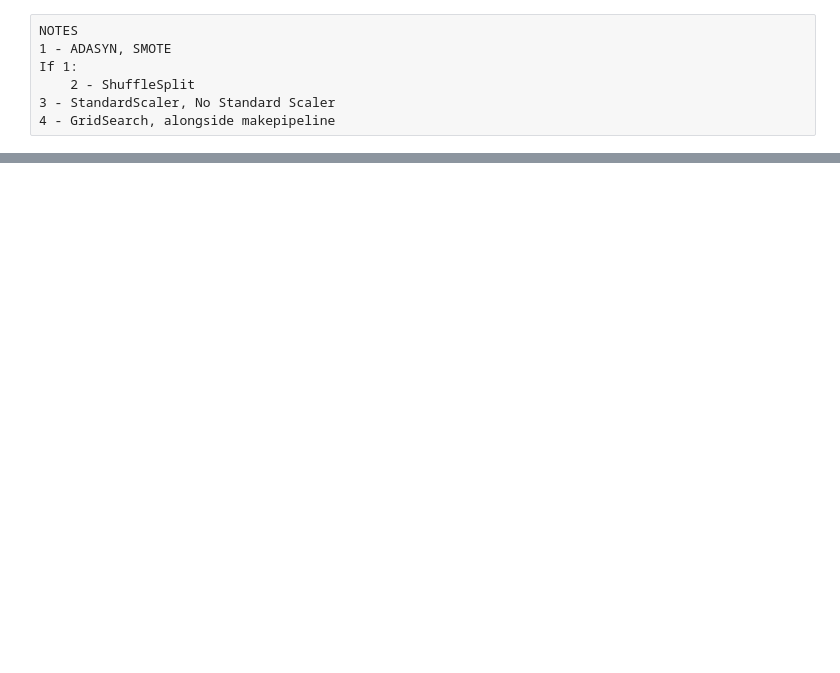
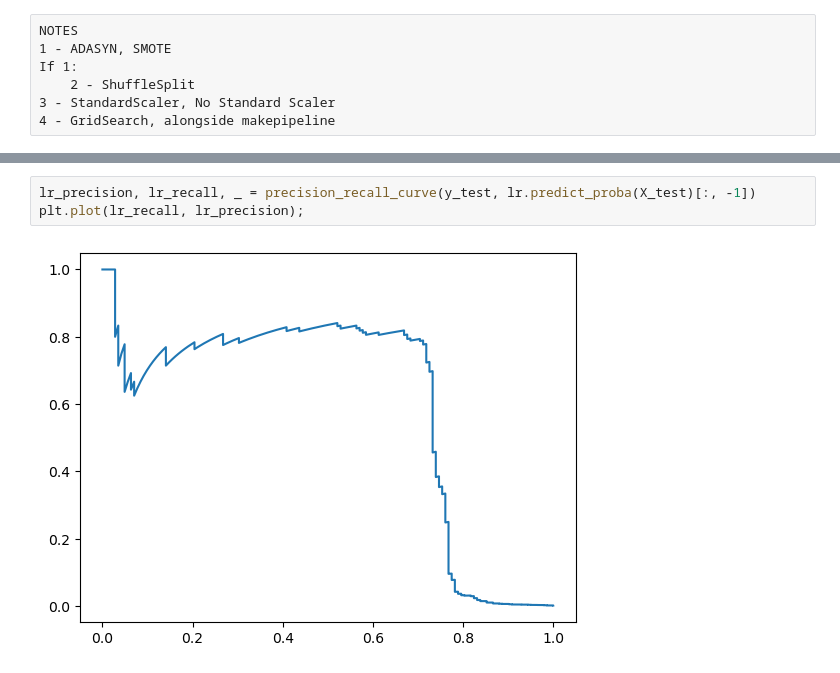
Before and after one commit to Jagunmolu/credit-card-fraud-detection, a Jupyter notebook: credit_card_fraud_detection.ipynb, the cells around one changed output, grey strips where cells are left out. Saved outputs shown, nothing was run; the diff lists cells and outputs as text; blank space fills up the shorter version.

```diff
--- a/credit_card_fraud_detection.ipynb
+++ b/credit_card_fraud_detection.ipynb
@@ -767,0 +227,5 @@ ConfusionMatrixDisplay.from_estimator(grid, X_test, y_test);
+# %%
+lr_precision, lr_recall, _ = precision_recall_curve(y_test, lr.predict_proba(X_test)[:, -1])
+plt.plot(lr_recall, lr_precision);
+# %% [output]
+[figure, added]
```
Also changed, not shown: parts of 137 cells of this notebook.
